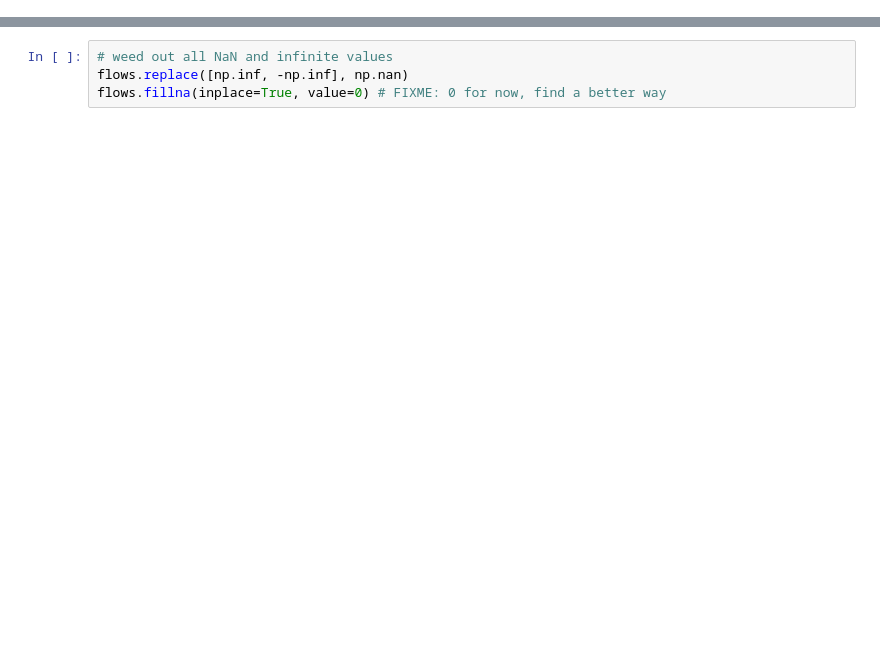
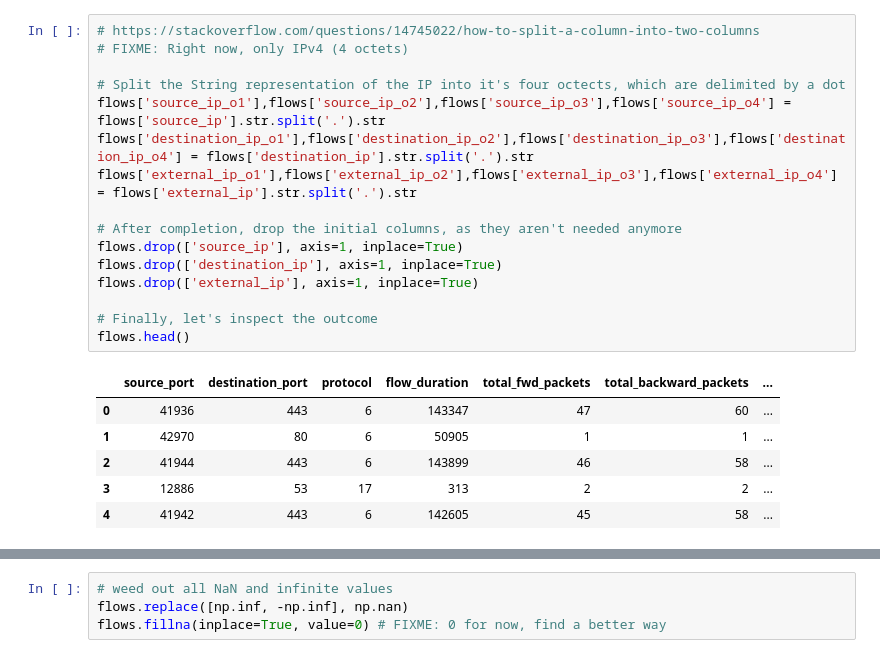
Before and after one commit to twseptian/Master_IPython, a Jupyter notebook: Data-Comparsion.ipynb, the cells around one changed output, grey strips where cells are left out. Cells and saved outputs as stored; diff of their text form; blank space fills up the shorter version.

```diff
--- a/Data-Comparsion.ipynb
+++ b/Data-Comparsion.ipynb
@@ -21,0 +41,23 @@ flows.drop(['timestamp'], axis=1, inplace=True)
+# %%
+# https://stackoverflow.com/questions/14745022/how-to-split-a-column-into-two-columns
+# FIXME: Right now, only IPv4 (4 octets)
+
+# Split the String representation of the IP into it's four octects, which are delimited by a dot
+flows['source_ip_o1'],flows['source_ip_o2'],flows['source_ip_o3'],flows['source_ip_o4'] = flows['source_ip'].str.split('.').str
+flows['destination_ip_o1'],flows['destination_ip_o2'],flows['destination_ip_o3'],flows['destination_ip_o4'] = flows['destination_ip'].str.split('.').str
+flows['external_ip_o1'],flows['external_ip_o2'],flows['external_ip_o3'],flows['external_ip_o4'] = flows['external_ip'].str.split('.').str
+
+# After completion, drop the initial columns, as they aren't needed anymore
+flows.drop(['source_ip'], axis=1, inplace=True)
+flows.drop(['destination_ip'], axis=1, inplace=True)
+flows.drop(['external_ip'], axis=1, inplace=True)
+
+# Finally, let's inspect the outcome
+flows.head()
+# %% [output]
+|  | source_port | destination_port | protocol | flow_duration | total_fwd_packets | total_backward_packets | ... |
+| 0 | 41936 | 443 | 6 | 143347 | 47 | 60 | ... |
+| 1 | 42970 | 80 | 6 | 50905 | 1 | 1 | ... |
+| 2 | 41944 | 443 | 6 | 143899 | 46 | 58 | ... |
+| 3 | 12886 | 53 | 17 | 313 | 2 | 2 | ... |
+| 4 | 41942 | 443 | 6 | 142605 | 45 | 58 | ... |
```
Also changed, not shown: parts of 26 cells of this notebook.
